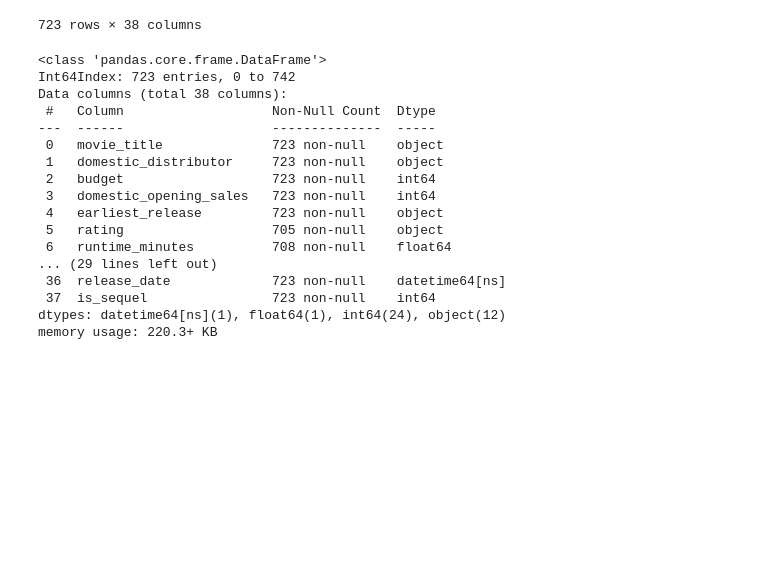
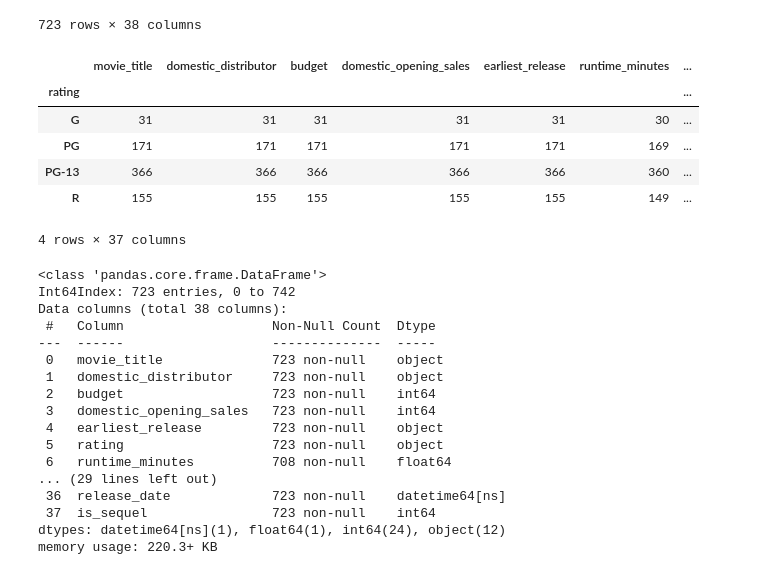
Before and after one commit to tawney-kirkland/02-luther, a Jupyter notebook: pre-processing_draft.ipynb, the cells around one changed output. Cells and saved outputs as stored; diff of their text form; code cells hidden in the pictures; blank space fills up the shorter version.

Commit message:
Update linreg and processing with rating

```diff
--- a/pre-processing_draft.ipynb
+++ b/pre-processing_draft.ipynb
@@ -295,6 +260,35 @@ master_df
 | 741 | Men in Black: International | Sony Pictures Entertainment (SPE) | 110000000 | 30035838 | 2019-06-12 | PG-13 | ... |
 | 742 | Knowing | Summit Entertainment | 50000000 | 24604751 | 2007-05-16 | PG-13 | ... |
 723 rows × 38 columns
+# %%
+master_df.loc[master_df['movie_title'] == 'Toy Story 3', ['rating']] = 'G'
+master_df.loc[master_df['movie_title'] == 'Finding Nemo', ['rating']] = 'G'
+master_df.loc[master_df['movie_title'] == 'The Incredibles', ['rating']] = 'PG'
+master_df.loc[master_df['movie_title'] == 'Cars', ['rating']] = 'G'
+master_df.loc[master_df['movie_title'] == 'WALL-E', ['rating']] = 'G'
+master_df.loc[master_df['movie_title'] == 'The Polar Express', ['rating']] = 'G'
+master_df.loc[master_df['movie_title'] == 'Fast & Furious Presents: Hobbs & Shaw', ['rating']] = 'PG-13'
+master_df.loc[master_df['movie_title'] == 'Horton Hears a Who!', ['rating']] = 'G'
+master_df.loc[master_df['movie_title'] == 'The Santa Clause 2', ['rating']] = 'G'
+master_df.loc[master_df['movie_title'] == 'Chicken Run', ['rating']] = 'G'
+master_df.loc[master_df['movie_title'] == 'The Princess and the Frog', ['rating']] = 'G'
+master_df.loc[master_df['movie_title'] == 'Gnomeo & Juliet', ['rating']] = 'G'
+master_df.loc[master_df['movie_title'] == 'Legally Blonde', ['rating']] = 'PG-13'
+master_df.loc[master_df['movie_title'] == 'The Princess Diaries 2: Royal Engagement', ['rating']] = 'G'
+master_df.loc[master_df['movie_title'] == 'Space Station 3D', ['rating']] = 'G'
+master_df.loc[master_df['movie_title'] == "The Emperor's New Groove", ['rating']] = 'G'
+master_df.loc[master_df['movie_title'] == 'Brother Bear', ['rating']] = 'G'
+master_df.loc[master_df['movie_title'] == 'Jimmy Neutron: Boy Genius', ['rating']] = 'G'
+# %%
+master_df.groupby('rating').count()
+# %% [output]
+|  | movie_title | domestic_distributor | budget | domestic_opening_sales | earliest_release | runtime_minutes | ... |
+| rating |  |  |  |  |  |  | ... |
+| G | 31 | 31 | 31 | 31 | 31 | 30 | ... |
+| PG | 171 | 171 | 171 | 171 | 171 | 169 | ... |
+| PG-13 | 366 | 366 | 366 | 366 | 366 | 360 | ... |
+| R | 155 | 155 | 155 | 155 | 155 | 149 | ... |
+4 rows × 37 columns
 # %%
 master_df.to_csv('data/master_data_with_sequel.csv')
 # %%
@@ -310,7 +304,7 @@ Data columns (total 38 columns):
  2   budget                   723 non-null    int64
  3   domestic_opening_sales   723 non-null    int64
  4   earliest_release         723 non-null    object
- 5   rating                   705 non-null    object
+ 5   rating                   723 non-null    object
  6   runtime_minutes          708 non-null    float64
 ... (29 lines left out)
  36  release_date             723 non-null    datetime64[ns]
```
Also changed, not shown: parts of 3 cells of this notebook, 1 other file.
